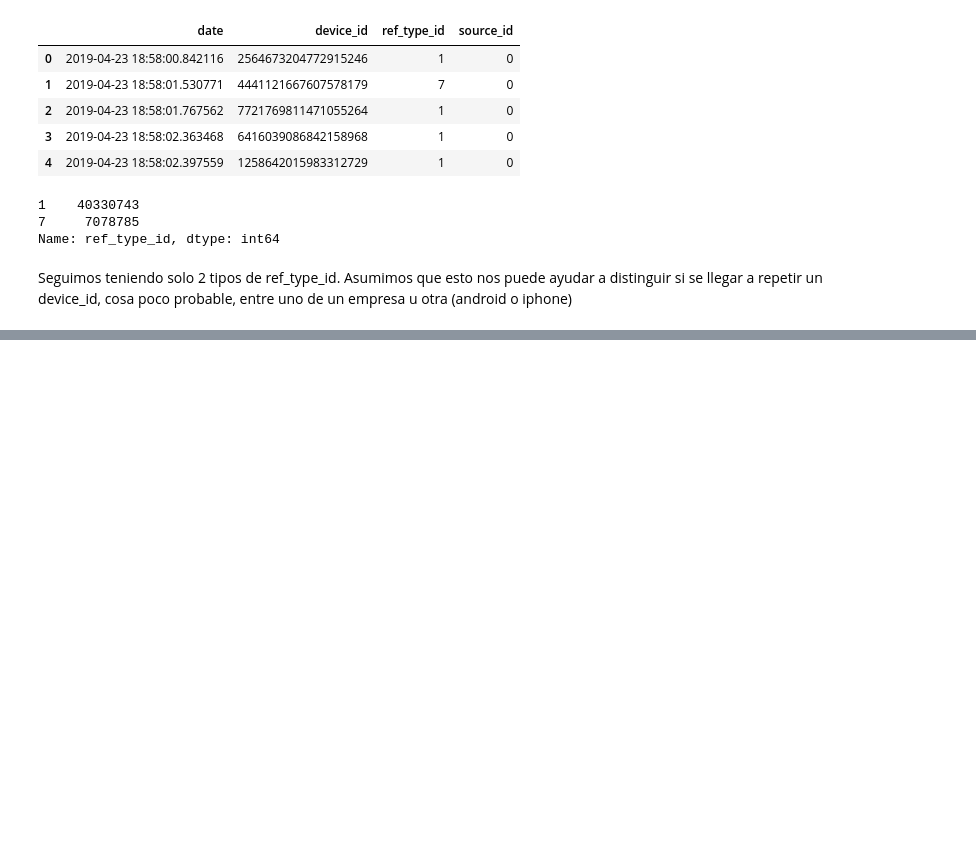
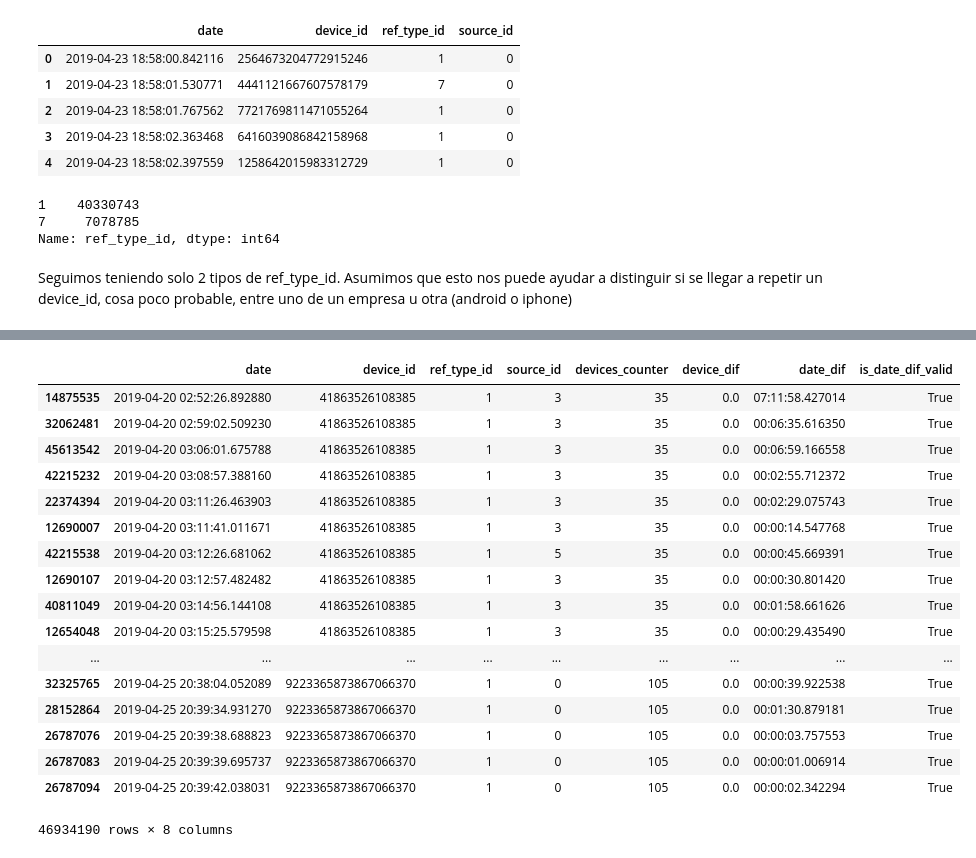
Before and after one commit to shizus/7506-1c2019, a Jupyter notebook: tp2/scripts/AuctionsListoPaTraining.ipynb, the cells around one changed output, grey strips where cells are left out. Cells and saved outputs as stored; diff of their text form; code cells hidden in the pictures; blank space fills up the shorter version.

Commit message:
Calculo el St para cada device_id

```diff
--- a/tp2/scripts/AuctionsListoPaTraining.ipynb
+++ b/tp2/scripts/AuctionsListoPaTraining.ipynb
@@ -41,0 +60,2 @@ Acá tenemos las subastas, vamos a calcular el tiempo promedio que tarda en apar
+# %%
+auctions['devices_counter'] = auctions.groupby(['device_id'])['date'].transform('count')
@@ -41,0 +82,7 @@ Acá tenemos las subastas, vamos a calcular el tiempo promedio que tarda en apar
+# %%
+auctions = auctions.sort_values(by=['device_id', 'date'])
+# %%
+auctions['device_dif'] = auctions['device_id'].diff()
+auctions['date_dif'] = auctions['date'].diff()
+# %%
+auctions['is_date_dif_valid'] = np.where(auctions['device_dif']==0, True, False)
@@ -41,0 +99,25 @@ Acá tenemos las subastas, vamos a calcular el tiempo promedio que tarda en apar
+# %%
+# auctions_with_valid_date_diff
+valid_auctions = auctions.loc[auctions['is_date_dif_valid'] == True]
+valid_auctions
+#valid_auctions['St'] = valid_auctions.groupby(['device_id'])['date_dif'].transform('mean')
+#valid_auctions
+# %% [output]
+|  | date | device_id | ref_type_id | source_id | devices_counter | device_dif | date_dif | is_date_dif_valid |
+| 14875535 | 2019-04-20 02:52:26.892880 | 41863526108385 | 1 | 3 | 35 | 0.0 | 07:11:58.427014 | True |
+| 32062481 | 2019-04-20 02:59:02.509230 | 41863526108385 | 1 | 3 | 35 | 0.0 | 00:06:35.616350 | True |
+| 45613542 | 2019-04-20 03:06:01.675788 | 41863526108385 | 1 | 3 | 35 | 0.0 | 00:06:59.166558 | True |
+| 42215232 | 2019-04-20 03:08:57.388160 | 41863526108385 | 1 | 3 | 35 | 0.0 | 00:02:55.712372 | True |
+| 22374394 | 2019-04-20 03:11:26.463903 | 41863526108385 | 1 | 3 | 35 | 0.0 | 00:02:29.075743 | True |
+| 12690007 | 2019-04-20 03:11:41.011671 | 41863526108385 | 1 | 3 | 35 | 0.0 | 00:00:14.547768 | True |
+| 42215538 | 2019-04-20 03:12:26.681062 | 41863526108385 | 1 | 5 | 35 | 0.0 | 00:00:45.669391 | True |
+| 12690107 | 2019-04-20 03:12:57.482482 | 41863526108385 | 1 | 3 | 35 | 0.0 | 00:00:30.801420 | True |
+| 40811049 | 2019-04-20 03:14:56.144108 | 41863526108385 | 1 | 3 | 35 | 0.0 | 00:01:58.661626 | True |
+| 12654048 | 2019-04-20 03:15:25.579598 | 41863526108385 | 1 | 3 | 35 | 0.0 | 00:00:29.435490 | True |
+| ... | ... | ... | ... | ... | ... | ... | ... | ... |
+| 32325765 | 2019-04-25 20:38:04.052089 | 9223365873867066370 | 1 | 0 | 105 | 0.0 | 00:00:39.922538 | True |
+| 28152864 | 2019-04-25 20:39:34.931270 | 9223365873867066370 | 1 | 0 | 105 | 0.0 | 00:01:30.879181 | True |
+| 26787076 | 2019-04-25 20:39:38.688823 | 9223365873867066370 | 1 | 0 | 105 | 0.0 | 00:00:03.757553 | True |
+| 26787083 | 2019-04-25 20:39:39.695737 | 9223365873867066370 | 1 | 0 | 105 | 0.0 | 00:00:01.006914 | True |
+| 26787094 | 2019-04-25 20:39:42.038031 | 9223365873867066370 | 1 | 0 | 105 | 0.0 | 00:00:02.342294 | True |
+46934190 rows × 8 columns
```
Also changed, not shown: parts of 8 cells of this notebook.
